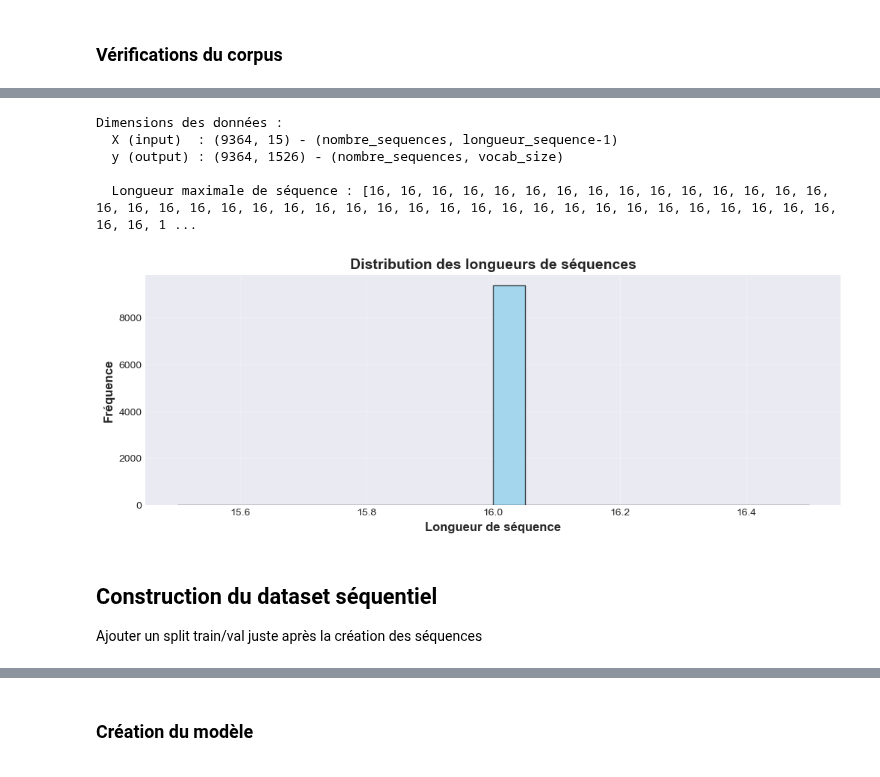
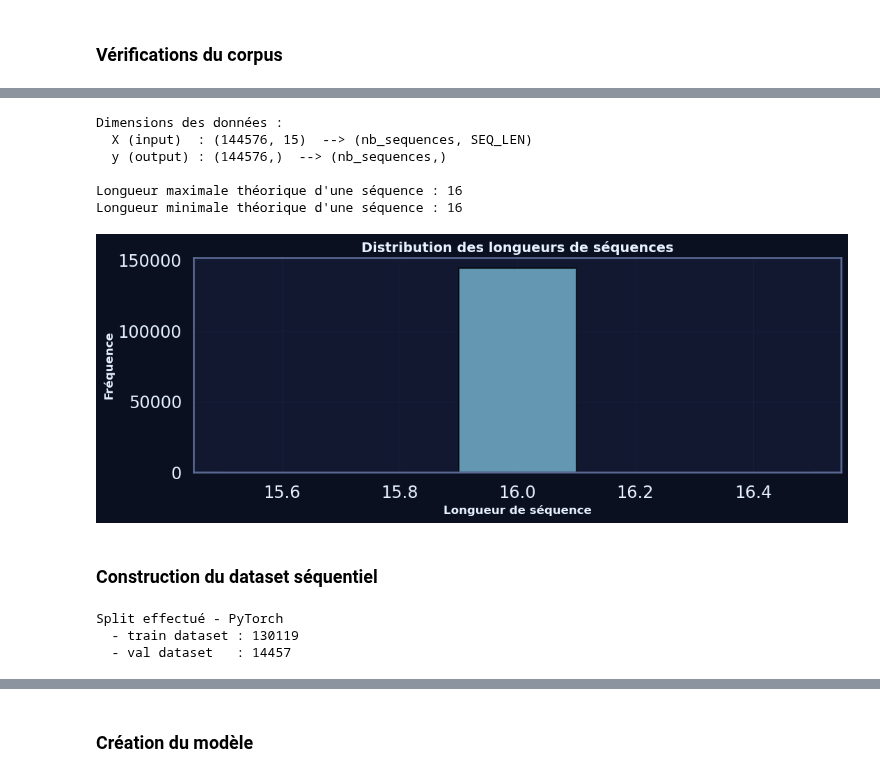
Before and after one commit to happy-developer/train.me, a Jupyter notebook: src/notebooks/model_training/nlp/lstm/lstm_gen_train.me.ipynb, the cells around one changed output, grey strips where cells are left out. Saved outputs shown, nothing was run; the diff lists cells and outputs as text; code cells hidden in the pictures.

```diff
--- a/src/notebooks/model_training/nlp/lstm/lstm_gen_train.me.ipynb
+++ b/src/notebooks/model_training/nlp/lstm/lstm_gen_train.me.ipynb
@@ -68,5 +101,9 @@ except Exception as e:
 # %% [markdown]
 ### Configuration graphiques
 # %%
-plt.style.use('seaborn-v0_8-darkgrid')
-sns.set_palette("husl")
+pd.set_option('display.max_columns', None)
+pd.set_option('display.width', 120)
+
+# Thème TrAIn.me (Seaborn/Matplotlib)=
+palette_trainme = set_trainme_theme(context="talk", font_scale=1.05, use_dark=True)
+palette_trainme
@@ -158,17 +281,19 @@ l'objectif de cette vidéo c'est donc que vous trouviez la meilleure organisatio
 # %%
 def clean_text(texte):
-    """Nettoie et normalise le texte sans ajouter de tokens inutiles."""
+    """Nettoie et normalise le texte pour un modèle word-level PyTorch."""
     texte = texte.lower()
 
-    # Supprimer complètement l'apostrophe (sinon elle devient un token)
+    # Retirer complètement les apostrophes (évite des tokens isolés)
     texte = texte.replace("'", "")
 
-    # Ajouter des espaces autour de la ponctuation utile
+    # Ajouter un espace autour de la ponctuation utile
     texte = re.sub(r"([.,!?])", r" \1 ", texte)
 
     # Supprimer les espaces multiples
-    texte = re.sub(r'\s+', ' ', texte)
+    texte = re.sub(r"\s+", " ", texte)
+
     return texte.strip()
+
 
 # Nettoyer le corpus fusionné
 full_text_clean = clean_text(full_text)
@@ -309,36 +408,56 @@ Ajouter du bruit n’aide pas, au contraire.
 # %%
+# Longueurs des séquences (elles sont toutes fixes = SEQ_LEN + 1)
 sequence_lengths = [len(seq) for seq in sequences]
 
-print(f"\nDimensions des données :")
-print(f"  X (input)  : {X.shape} - (nombre_sequences, longueur_sequence-1)")
-print(f"  y (output) : {y.shape} - (nombre_sequences, vocab_size)")
-print(f"\n  Longueur maximale de séquence : {sequence_lengths}")
+print("\nDimensions des données :")
+print(f"  X (input)  : {X.shape}  --> (nb_sequences, SEQ_LEN)")
+print(f"  y (output) : {y.shape}  --> (nb_sequences,)")
 
-# Visualisation de la distribution des longueurs
-sequence_lengths = [len([x for x in seq if x != 0]) for seq in sequences]
+print("\nLongueur maximale théorique d'une séquence :", max(sequence_lengths))
+print("Longueur minimale théorique d'une séquence :", min(sequence_lengths))
+
+# Comme nos séquences sont toutes fixes (SEQ_LEN+1), on vérifie la distribution
 plt.figure(figsize=(12, 4))
-plt.hist(sequence_lengths, bins=20, edgecolor='black', alpha=0.7, color='skyblue')
+plt.hist(sequence_lengths, bins=5, edgecolor='black', alpha=0.7, color='skyblue')
 plt.xlabel('Longueur de séquence', fontsize=12, fontweight='bold')
 plt.ylabel('Fréquence', fontsize=12, fontweight='bold')
 plt.title('Distribution des longueurs de séquences', fontsize=14, fontweight='bold')
 plt.grid(alpha=0.3)
 plt.show()
 # %% [output]
 Dimensions des données :
-  X (input)  : (9364, 15) - (nombre_sequences, longueur_sequence-1)
-  y (output) : (9364, 1526) - (nombre_sequences, vocab_size)
+  X (input)  : (144576, 15)  --> (nb_sequences, SEQ_LEN)
+  y (output) : (144576,)  --> (nb_sequences,)
 
-  Longueur maximale de séquence : [16, 16, 16, 16, 16, 16, 16, 16, 16, 16, 16, 16, 16, 16, 16, 16, 16, 16, 16, 16, 16, 16, 16, 16, 16, 16, 16, 16, 16, 16, 16, 16, 16, 16, 16, 16, 16, 16, 16, 16, 16, 1 ...
+Longueur maximale théorique d'une séquence : 16
+Longueur minimale théorique d'une séquence : 16
-[figure, old version]
+[figure, new version]
 # %% [markdown]
-## Construction du dataset séquentiel
-
-Ajouter un split train/val juste après la création des séquences
+### Construction du dataset séquentiel
 # %%
-X_train, X_val, y_train, y_val = train_test_split(
-    X, y,
-    test_size=0.1,
-    random_state=SEED_GLOBAL,
-    shuffle=True
+# Conversion vers torch.Tensor
+X_tensor = torch.tensor(X, dtype=torch.long)
+y_tensor = torch.tensor(y, dtype=torch.long)
+
+# Calcul des tailles
+dataset_size = len(X_tensor)
+val_size = int(dataset_size * 0.1)
+train_size = dataset_size - val_size
+
+# Split aléatoire reproductible
+generator = torch.Generator().manual_seed(SEED_GLOBAL)
+
+train_dataset, val_dataset = torch.utils.data.random_split(
+    list(zip(X_tensor, y_tensor)),
+    lengths=[train_size, val_size],
+    generator=generator
 )
+
+print("Split effectué - PyTorch")
+print("  - train dataset :", len(train_dataset))
+print("  - val dataset   :", len(val_dataset))
+# %% [output]
+Split effectué - PyTorch
+  - train dataset : 130119
+  - val dataset   : 14457
 # %% [markdown]
```
Also changed, not shown: parts of 40 cells of this notebook, 9 other files.
